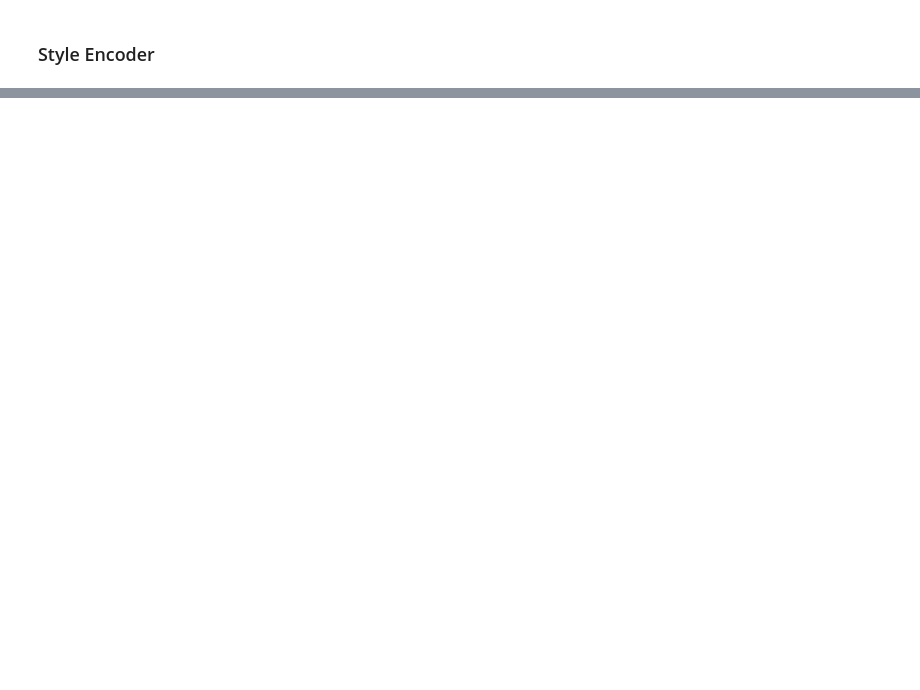
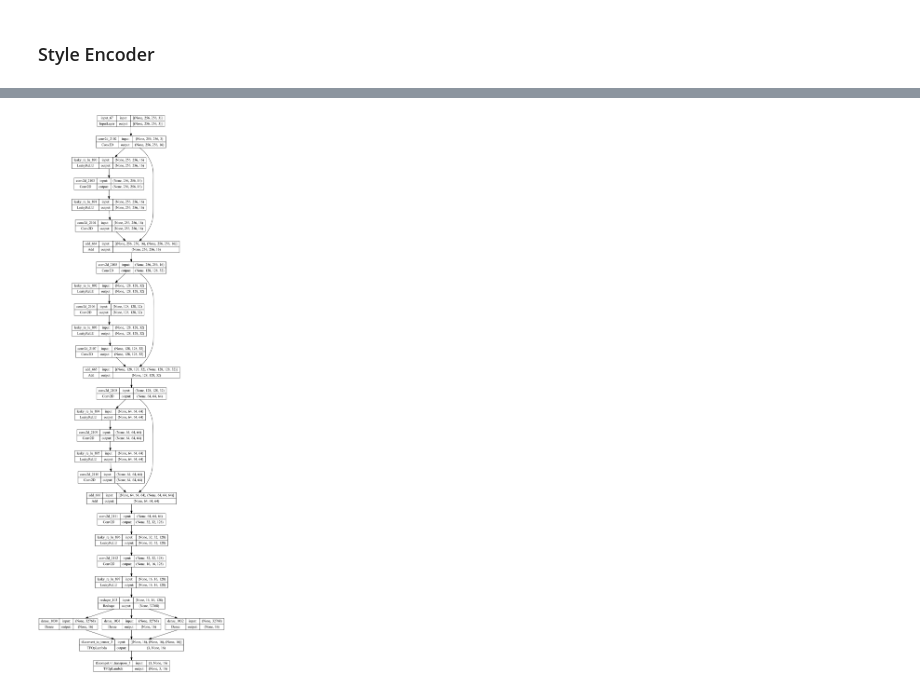
Before and after one commit to tlaw009/GAN-devel, a Jupyter notebook: StarGAN-v2.ipynb, the cells around one changed output, grey strips where cells are left out. Saved outputs shown, nothing was run; the diff lists cells and outputs as text; code cells hidden in the pictures; blank space fills up the shorter version.

```diff
--- a/StarGAN-v2.ipynb
+++ b/StarGAN-v2.ipynb
@@ -394,0 +493,5 @@ class StyleEncoder(Model):
+# %%
+for img, l in train_ds.take(1):
+    s_ec_1 = se1(img)
+
+print(s_ec_1)
@@ -394,0 +507,9 @@ class StyleEncoder(Model):
+# %%
+ls=[2,1]
+s1=[]
+i=0
+print(s_ec_1)
+for x in tf.unstack(s_ec_1, axis=0):
+    s1.append(tf.unstack(x, axis=0)[ls[i]])
+    i=i+1
+print(tf.stack(s1, axis=0))
@@ -394,0 +678,2 @@ class StyleEncoder(Model):
+# %%
+mdd1 = MDDiscriminator((256,256), 3, 3)
@@ -394,0 +729,4 @@ class StyleEncoder(Model):
+# %%
+tf.keras.utils.plot_model(mdd1.build_graph(), show_shapes=True)
+# %% [output]
+[figure, added]
```
Also changed, not shown: parts of 35 cells of this notebook.
